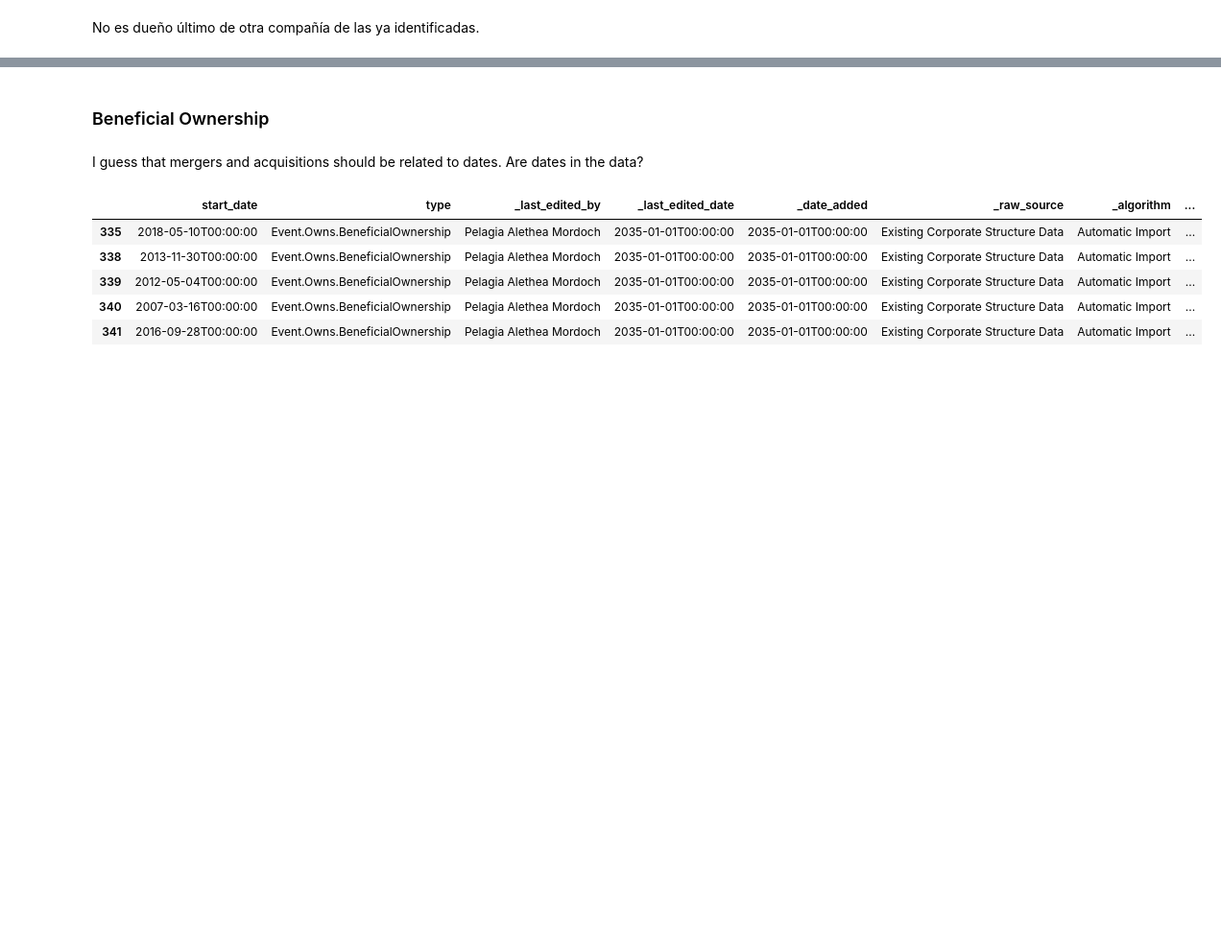
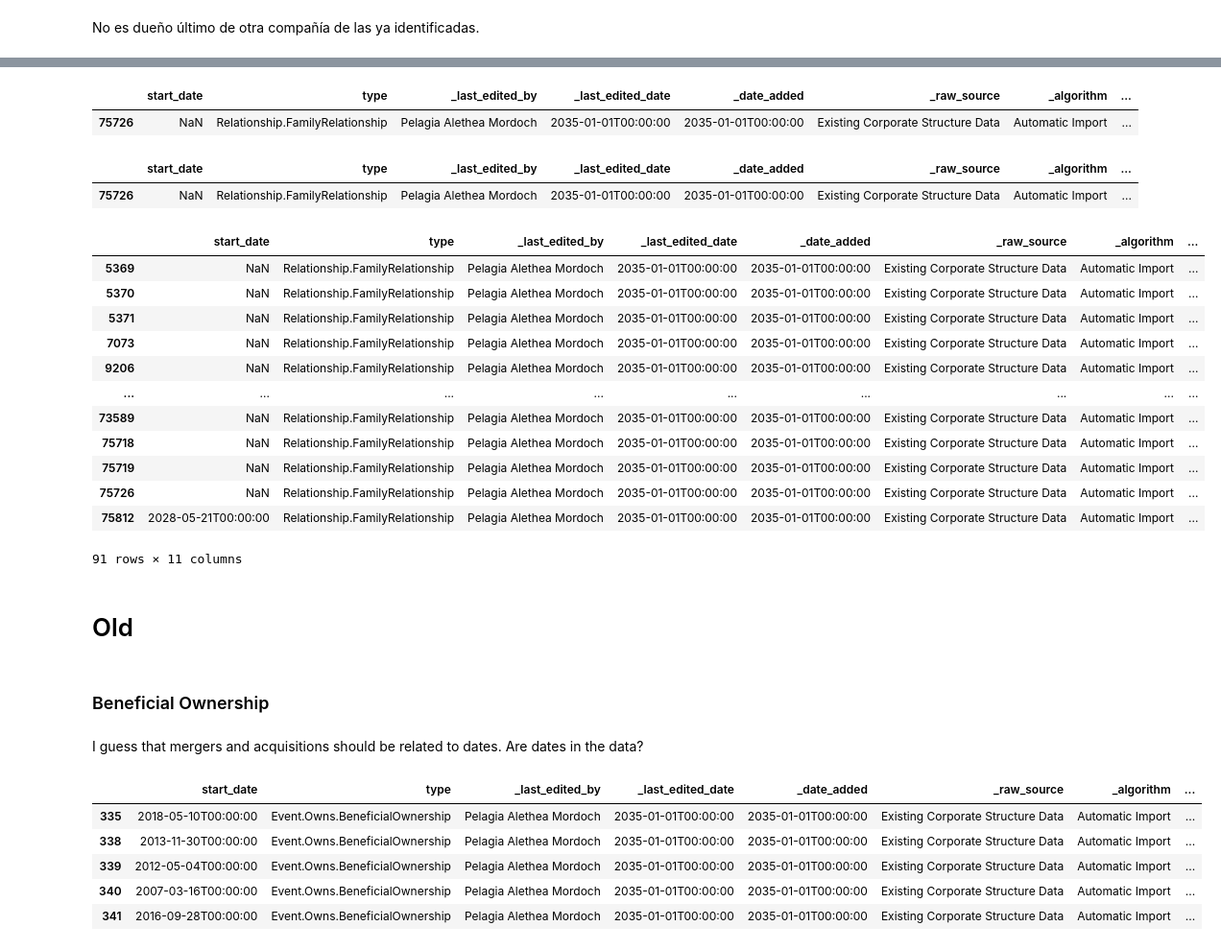
Before and after one commit to bettachini/visualizacion, a Jupyter notebook: vast2024/dernier.ipynb, the cells around one changed output, grey strips where cells are left out. Shown: that part at 96% size. Saved outputs shown, nothing was run; the diff lists cells and outputs as text; code cells hidden in the pictures; blank space fills up the shorter version.

```diff
--- a/vast2024/dernier.ipynb
+++ b/vast2024/dernier.ipynb
@@ -308,3 +366,31 @@ Event_Owns_BeneficialOwnership[Event_Owns_BeneficialOwnership['source']=='Liam C
+# %%
+Relationship_FamilyRelationship[Relationship_FamilyRelationship['target']=='Liam Conti']
+# %% [output]
+|  | start_date | type | _last_edited_by | _last_edited_date | _date_added | _raw_source | _algorithm | ... |
+| 75726 | NaN | Relationship.FamilyRelationship | Pelagia Alethea Mordoch | 2035-01-01T00:00:00 | 2035-01-01T00:00:00 | Existing Corporate Structure Data | Automatic Import | ... |
+# %%
+Relationship_FamilyRelationship[Relationship_FamilyRelationship['source']=='Nadia Conti']
+# %% [output]
+|  | start_date | type | _last_edited_by | _last_edited_date | _date_added | _raw_source | _algorithm | ... |
+| 75726 | NaN | Relationship.FamilyRelationship | Pelagia Alethea Mordoch | 2035-01-01T00:00:00 | 2035-01-01T00:00:00 | Existing Corporate Structure Data | Automatic Import | ... |
+# %%
+Relationship_FamilyRelationship
+# %% [output]
+|  | start_date | type | _last_edited_by | _last_edited_date | _date_added | _raw_source | _algorithm | ... |
+| 5369 | NaN | Relationship.FamilyRelationship | Pelagia Alethea Mordoch | 2035-01-01T00:00:00 | 2035-01-01T00:00:00 | Existing Corporate Structure Data | Automatic Import | ... |
+| 5370 | NaN | Relationship.FamilyRelationship | Pelagia Alethea Mordoch | 2035-01-01T00:00:00 | 2035-01-01T00:00:00 | Existing Corporate Structure Data | Automatic Import | ... |
+| 5371 | NaN | Relationship.FamilyRelationship | Pelagia Alethea Mordoch | 2035-01-01T00:00:00 | 2035-01-01T00:00:00 | Existing Corporate Structure Data | Automatic Import | ... |
+| 7073 | NaN | Relationship.FamilyRelationship | Pelagia Alethea Mordoch | 2035-01-01T00:00:00 | 2035-01-01T00:00:00 | Existing Corporate Structure Data | Automatic Import | ... |
+| 9206 | NaN | Relationship.FamilyRelationship | Pelagia Alethea Mordoch | 2035-01-01T00:00:00 | 2035-01-01T00:00:00 | Existing Corporate Structure Data | Automatic Import | ... |
+| ... | ... | ... | ... | ... | ... | ... | ... | ... |
+| 73589 | NaN | Relationship.FamilyRelationship | Pelagia Alethea Mordoch | 2035-01-01T00:00:00 | 2035-01-01T00:00:00 | Existing Corporate Structure Data | Automatic Import | ... |
+| 75718 | NaN | Relationship.FamilyRelationship | Pelagia Alethea Mordoch | 2035-01-01T00:00:00 | 2035-01-01T00:00:00 | Existing Corporate Structure Data | Automatic Import | ... |
+| 75719 | NaN | Relationship.FamilyRelationship | Pelagia Alethea Mordoch | 2035-01-01T00:00:00 | 2035-01-01T00:00:00 | Existing Corporate Structure Data | Automatic Import | ... |
+| 75726 | NaN | Relationship.FamilyRelationship | Pelagia Alethea Mordoch | 2035-01-01T00:00:00 | 2035-01-01T00:00:00 | Existing Corporate Structure Data | Automatic Import | ... |
+| 75812 | 2028-05-21T00:00:00 | Relationship.FamilyRelationship | Pelagia Alethea Mordoch | 2035-01-01T00:00:00 | 2035-01-01T00:00:00 | Existing Corporate Structure Data | Automatic Import | ... |
+91 rows × 11 columns
+# %% [markdown]
+# Old
 # %% [markdown]
 ### Beneficial Ownership
 # %% [markdown]
```
Also changed, not shown: parts of 13 cells of this notebook, 13 other files.
